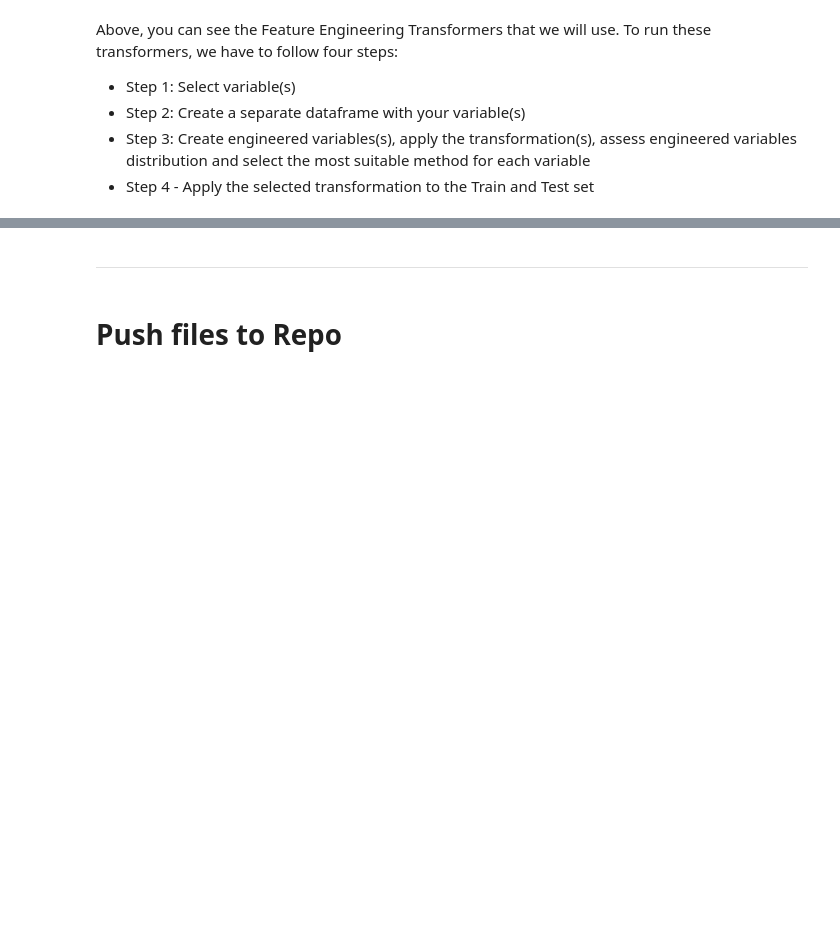
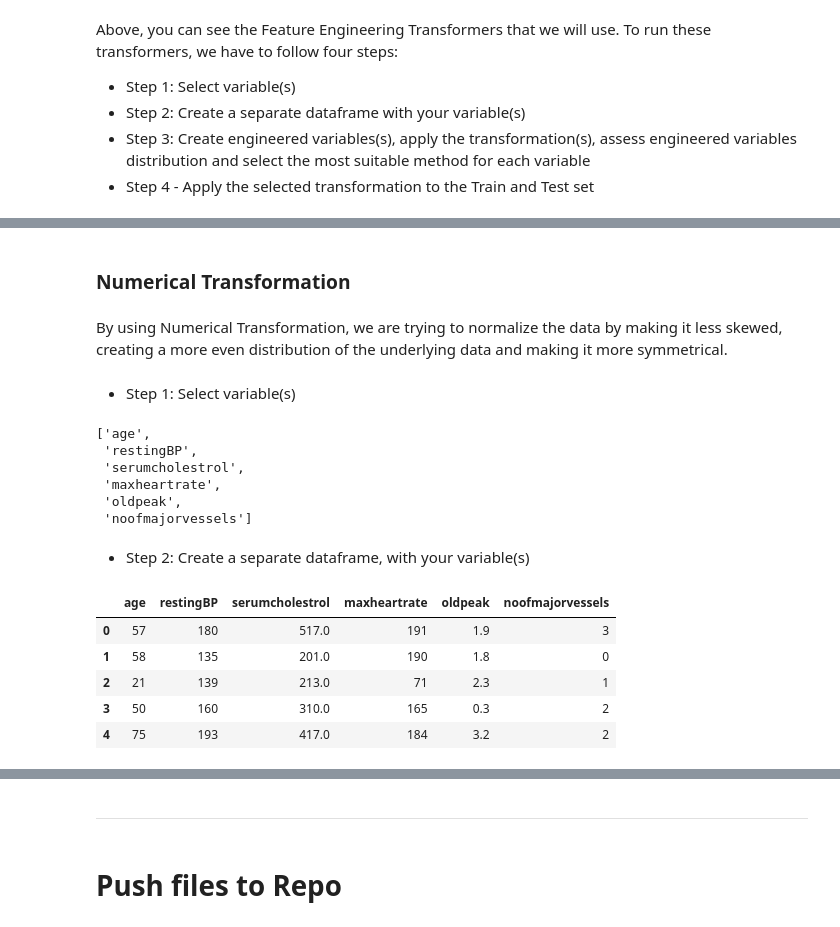
Before and after one commit to SimasJakubenas/cd-prediction-pp5, a Jupyter notebook: jupyter_notebooks/04 - Feature Engineering.ipynb, the cells around one changed output, grey strips where cells are left out. Saved outputs shown, nothing was run; the diff lists cells and outputs as text; code cells hidden in the pictures; blank space fills up the shorter version.

```diff
--- a/jupyter_notebooks/04 - Feature Engineering.ipynb
+++ b/jupyter_notebooks/04 - Feature Engineering.ipynb
@@ -328,0 +333,33 @@ Above, you can see the Feature Engineering Transformers that we will use. To run
+# %% [markdown]
+### Numerical Transformation
+# %% [markdown]
+By using Numerical Transformation, we are trying to normalize the data by making it less skewed, creating a more even distribution of the underlying data and making it more symmetrical.
+# %% [markdown]
+* Step 1: Select variable(s)
+# %%
+variables_engineering = ['age',
+                    'restingBP',
+                    'serumcholestrol',
+                    'maxheartrate',
+                    'oldpeak',
+                    'noofmajorvessels']
+variables_engineering
+# %% [output]
+['age',
+ 'restingBP',
+ 'serumcholestrol',
+ 'maxheartrate',
+ 'oldpeak',
+ 'noofmajorvessels']
+# %% [markdown]
+* Step 2: Create a separate dataframe, with your variable(s)
+# %%
+df_engineering = TrainSet[variables_engineering].copy()
+df_engineering.head()
+# %% [output]
+|  | age | restingBP | serumcholestrol | maxheartrate | oldpeak | noofmajorvessels |
+| 0 | 57 | 180 | 517.0 | 191 | 1.9 | 3 |
+| 1 | 58 | 135 | 201.0 | 190 | 1.8 | 0 |
+| 2 | 21 | 139 | 213.0 | 71 | 2.3 | 1 |
+| 3 | 50 | 160 | 310.0 | 165 | 0.3 | 2 |
+| 4 | 75 | 193 | 417.0 | 184 | 3.2 | 2 |
```
Also changed, not shown: parts of 8 cells of this notebook, 1 other file.
